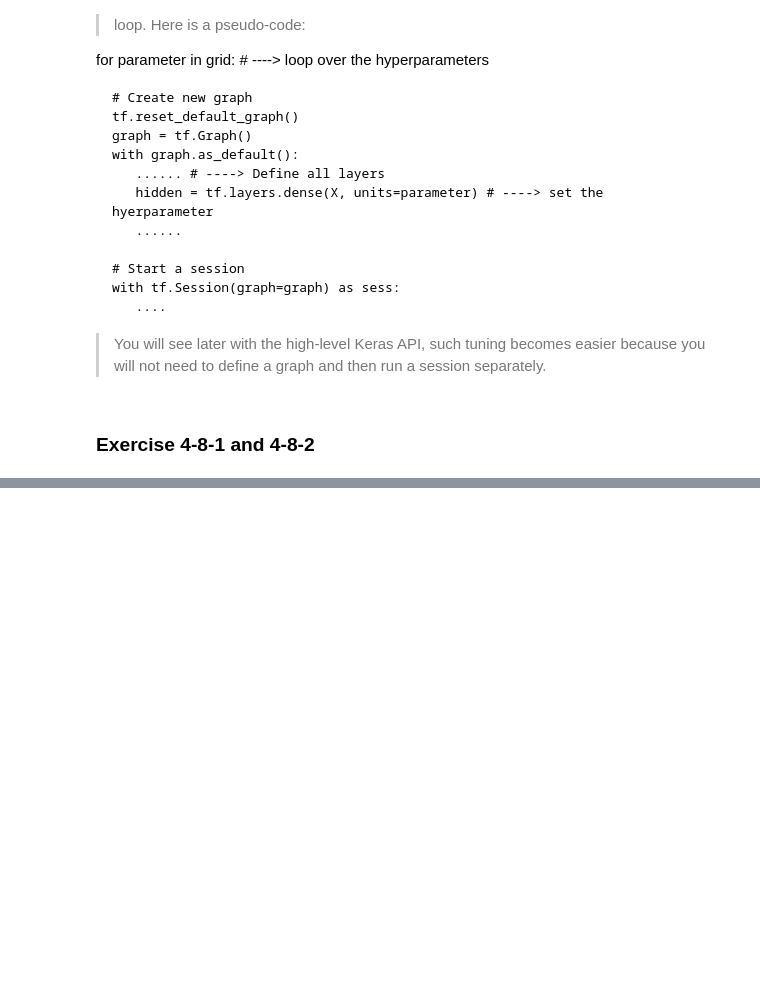
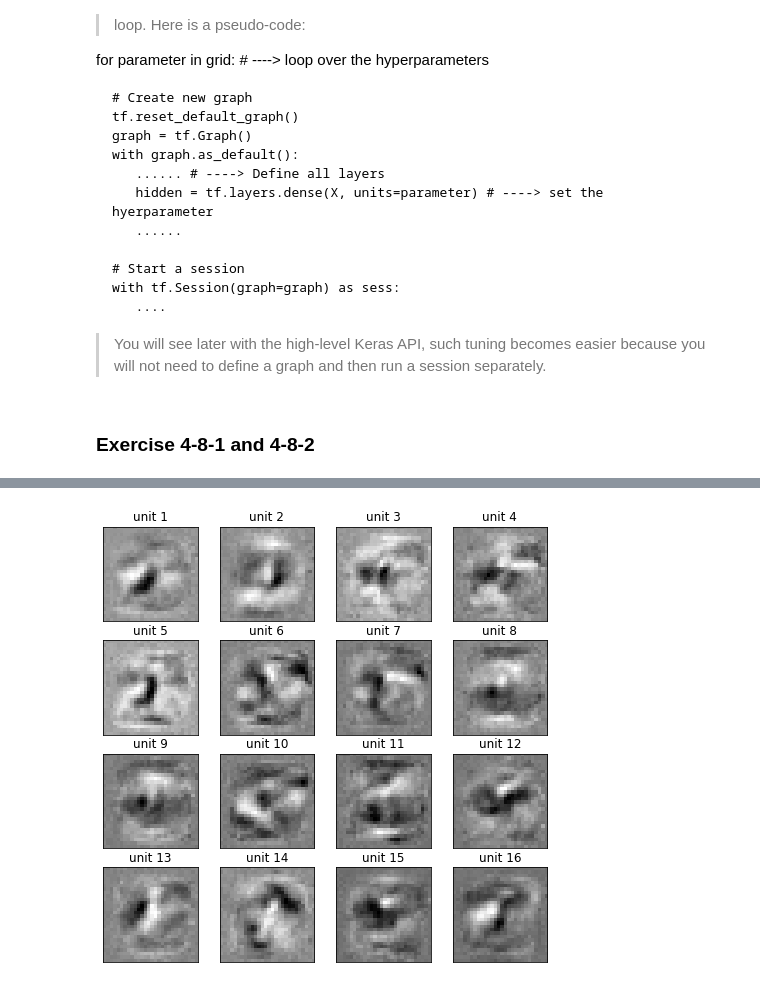
Before and after one commit to LyesOUDINACHE/EPFL-Course, a Jupyter notebook: 4-8 - Multilayer and Convolutional Neuron Networks.ipynb, the cells around one changed output, grey strips where cells are left out. Drawn from its saved outputs; the diff is of its cells as text; code cells hidden in the pictures; blank space fills up the shorter version.

```diff
--- a/4-8 - Multilayer and Convolutional Neuron Networks.ipynb
+++ b/4-8 - Multilayer and Convolutional Neuron Networks.ipynb
@@ -508,0 +540,8 @@ for parameter in grid: # ----> loop over the hyperparameters
+# %%
+with graph.as_default():
+    # Create training placeholder
+    training = tf.placeholder(dtype=tf.bool)
+
+    # Apply dropout
+    hidden = tf.layers.dropout(
+        hidden, rate=0.5, seed=0, training=training)
@@ -508,0 +705,13 @@ for parameter in grid: # ----> loop over the hyperparameters
+# %%
+with graph.as_default():
+    # L2 term
+    l2_term = tf.nn.l2_loss(W1)
+
+    # Regularization strength
+    alpha = tf.placeholder(dtype=tf.float32)
+
+    # Loss function
+    loss = mean_ce + alpha * l2_term
+
+    # Training operation
+    train_op = gd.minimize(loss)
@@ -508,0 +803,21 @@ for parameter in grid: # ----> loop over the hyperparameters
+# %%
+# Create figure with 16 subplots
+fig, axes = plt.subplots(nrows=4, ncols=4, figsize=(8, 8))
+
+# Plot the weights of the first 16 hidden units
+for i, axis in enumerate(axes.flatten()):
+    # Get weights of i-th hidden unit
+    weights = weights_hidden[:, i]
+
+    # Reshape into 28 by 28 array
+    weights = weights.reshape(28, 28)
+
+    # Plot weights
+    axis.set_title('unit {}'.format(i+1))
+    axis.imshow(weights, cmap=plt.cm.gray_r) # Grayscale
+    axis.get_xaxis().set_visible(False) # Disable x-axis
+    axis.get_yaxis().set_visible(False) # Disable y-axis
+
+plt.show()
+# %% [output]
+[figure, added]
```
Also changed, not shown: parts of 87 cells of this notebook, 3 other files.
